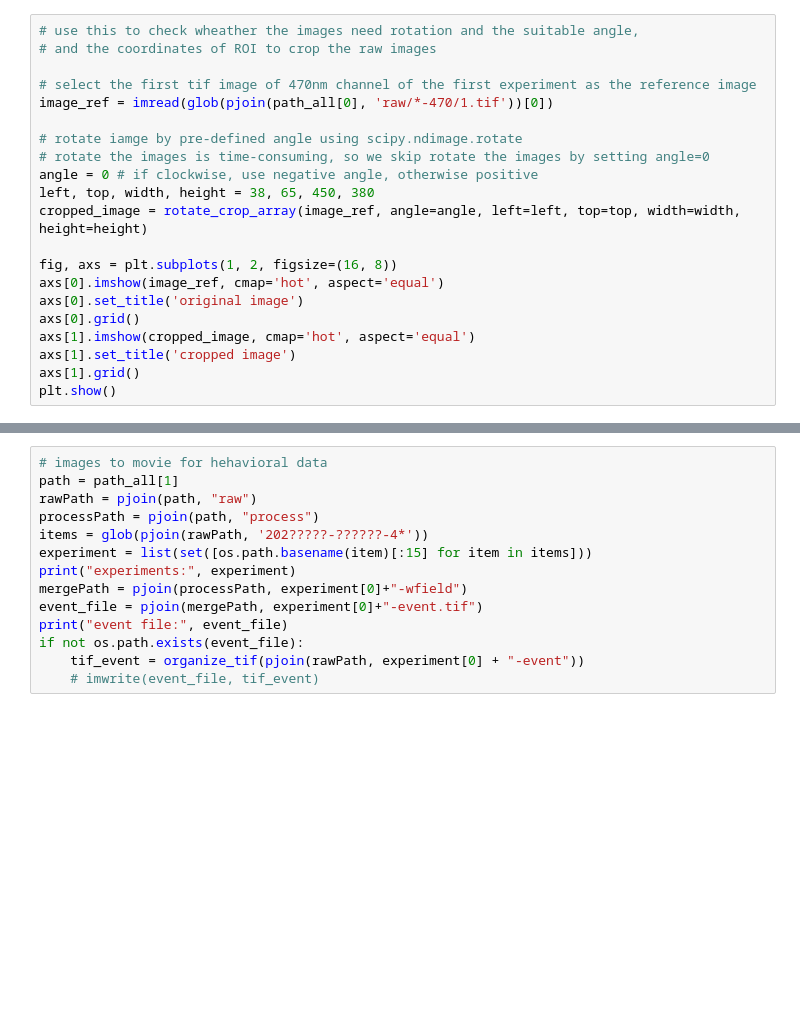
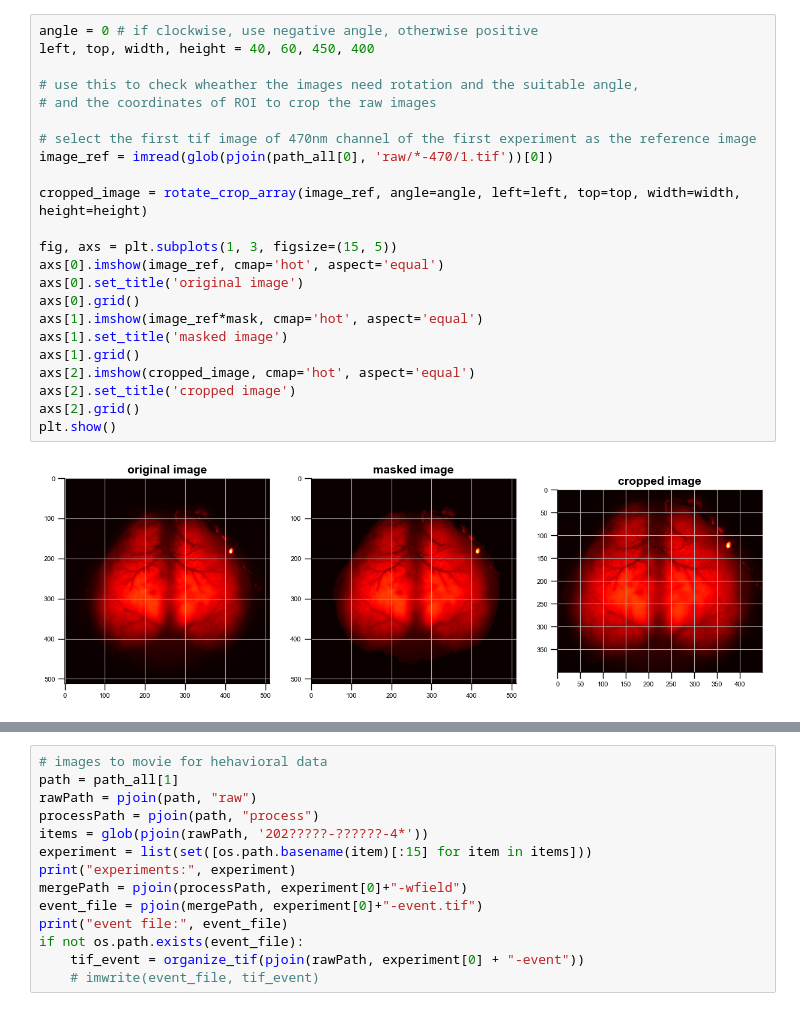
Before and after one commit to Zhaoxi-Liu/widefield_imaging_analysis, a Jupyter notebook: wf_analysis_WRX.ipynb, the cells around one changed output, grey strips where cells are left out. Cells and saved outputs as stored; diff of their text form; blank space fills up the shorter version.

```diff
--- a/wf_analysis_WRX.ipynb
+++ b/wf_analysis_WRX.ipynb
@@ -72,21 +182,25 @@ Set the crop and rotate parameters
 # %%
+angle = 0 # if clockwise, use negative angle, otherwise positive
+left, top, width, height = 40, 60, 450, 400
+
 # use this to check wheather the images need rotation and the suitable angle,
 # and the coordinates of ROI to crop the raw images
 
 # select the first tif image of 470nm channel of the first experiment as the reference image
 image_ref = imread(glob(pjoin(path_all[0], 'raw/*-470/1.tif'))[0])
 
-# rotate iamge by pre-defined angle using scipy.ndimage.rotate
-# rotate the images is time-consuming, so we skip rotate the images by setting angle=0
-angle = 0 # if clockwise, use negative angle, otherwise positive
-left, top, width, height = 38, 65, 450, 380
 cropped_image = rotate_crop_array(image_ref, angle=angle, left=left, top=top, width=width, height=height)
 
-fig, axs = plt.subplots(1, 2, figsize=(16, 8))
+fig, axs = plt.subplots(1, 3, figsize=(15, 5))
 axs[0].imshow(image_ref, cmap='hot', aspect='equal')
 axs[0].set_title('original image')
 axs[0].grid()
-axs[1].imshow(cropped_image, cmap='hot', aspect='equal')
-axs[1].set_title('cropped image')
+axs[1].imshow(image_ref*mask, cmap='hot', aspect='equal')
+axs[1].set_title('masked image')
 axs[1].grid()
+axs[2].imshow(cropped_image, cmap='hot', aspect='equal')
+axs[2].set_title('cropped image')
+axs[2].grid()
 plt.show()
+# %% [output]
+[figure, added]
```
Also changed, not shown: parts of 101 cells of this notebook, 6 other files.
